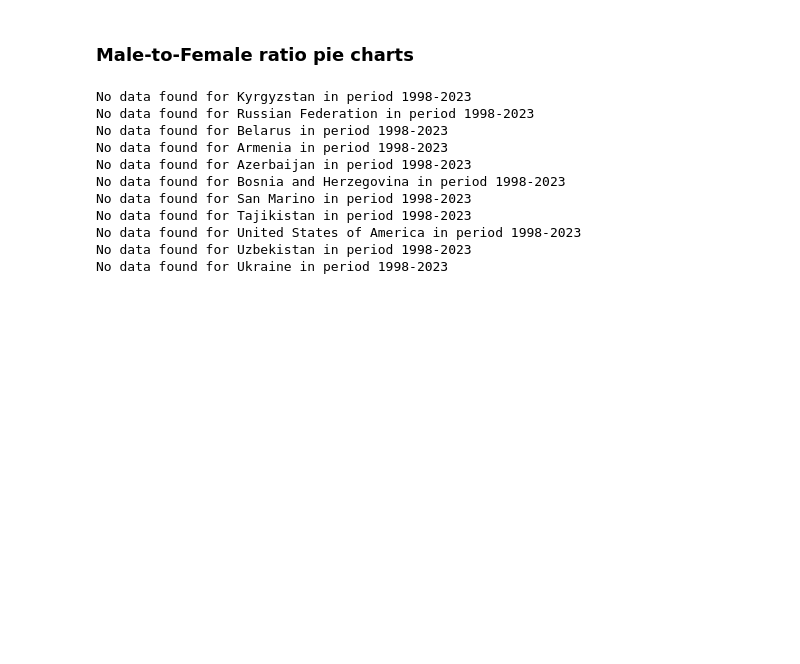
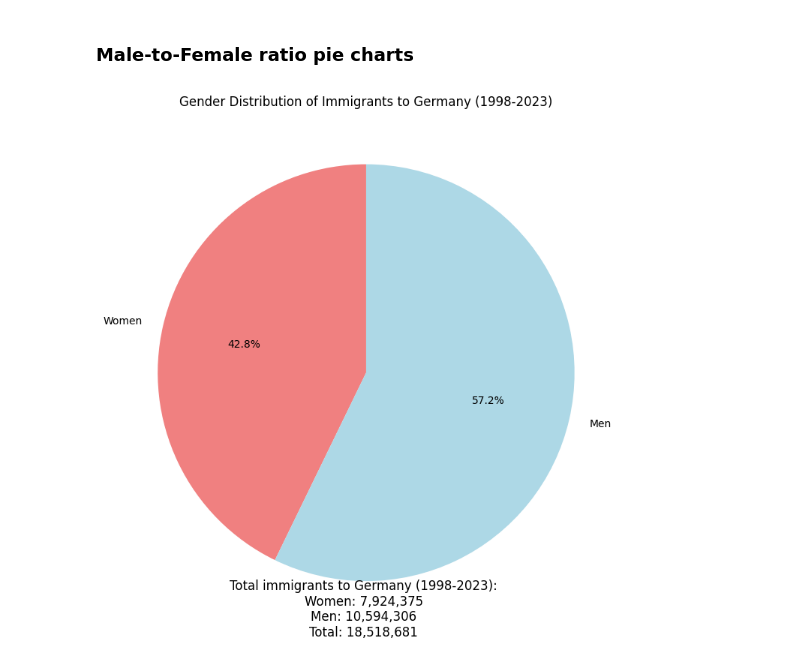
Before and after one commit to jatofi-official/migration-eu-analysis, a Jupyter notebook: Notebooks/immigration_countries.ipynb, the cells around one changed output. Saved outputs shown, nothing was run; the diff lists cells and outputs as text; code cells hidden in the pictures; blank space fills up the shorter version.

```diff
--- a/Notebooks/immigration_countries.ipynb
+++ b/Notebooks/immigration_countries.ipynb
@@ -247,44 +231,34 @@ def gender_comparison_pie_chart(country):
         print(f"No data found for {country} in period 1998-2023")
         return
 
     plt.figure(figsize=(8, 8))
     plt.pie([female_total, male_total],
             labels=['Women', 'Men'],
             autopct='%1.1f%%',
             colors=['lightcoral', 'lightblue'],
             startangle=90)
 
     plt.title(f'Gender Distribution of Immigrants to {country} (1998-2023)')
 
     stats_text = (
         f"Total immigrants to {country} (1998-2023):\n"
         f"Women: {female_total:,.0f}\n"
         f"Men: {male_total:,.0f}\n"
         f"Total: {female_total + male_total:,.0f}"
     )
 
     plt.figtext(0.5, 0.05, stats_text, ha='center', fontsize=12, wrap=True)
     plt.tight_layout(pad=3, h_pad=2, w_pad=2)
     dir_name = os.path.join("../Images/Countries", country)
     os.makedirs(dir_name, exist_ok=True)
 
     file_path = os.path.join(dir_name, f"gender_ratio_immigration_{country.lower()}.png")
-    plt.savefig(file_path, bbox_inches='tight')
-    plt.close()
+    # plt.savefig(file_path, bbox_inches='tight')
+    # plt.close()
 
 #Uncomment to generate
 # for country in table['Country'].unique():
 #     gender_comparison_pie_chart(country)
-# gender_comparison_pie_chart("Germany")
+gender_comparison_pie_chart("Germany")
 # %% [output]
-No data found for Kyrgyzstan in period 1998-2023
-No data found for Russian Federation in period 1998-2023
-No data found for Belarus in period 1998-2023
-No data found for Armenia in period 1998-2023
-No data found for Azerbaijan in period 1998-2023
-No data found for Bosnia and Herzegovina in period 1998-2023
-No data found for San Marino in period 1998-2023
-No data found for Tajikistan in period 1998-2023
-No data found for United States of America in period 1998-2023
-No data found for Uzbekistan in period 1998-2023
-No data found for Ukraine in period 1998-2023
+[figure, added]
```
Also changed, not shown: parts of 1 cell of this notebook, 28 other files.
